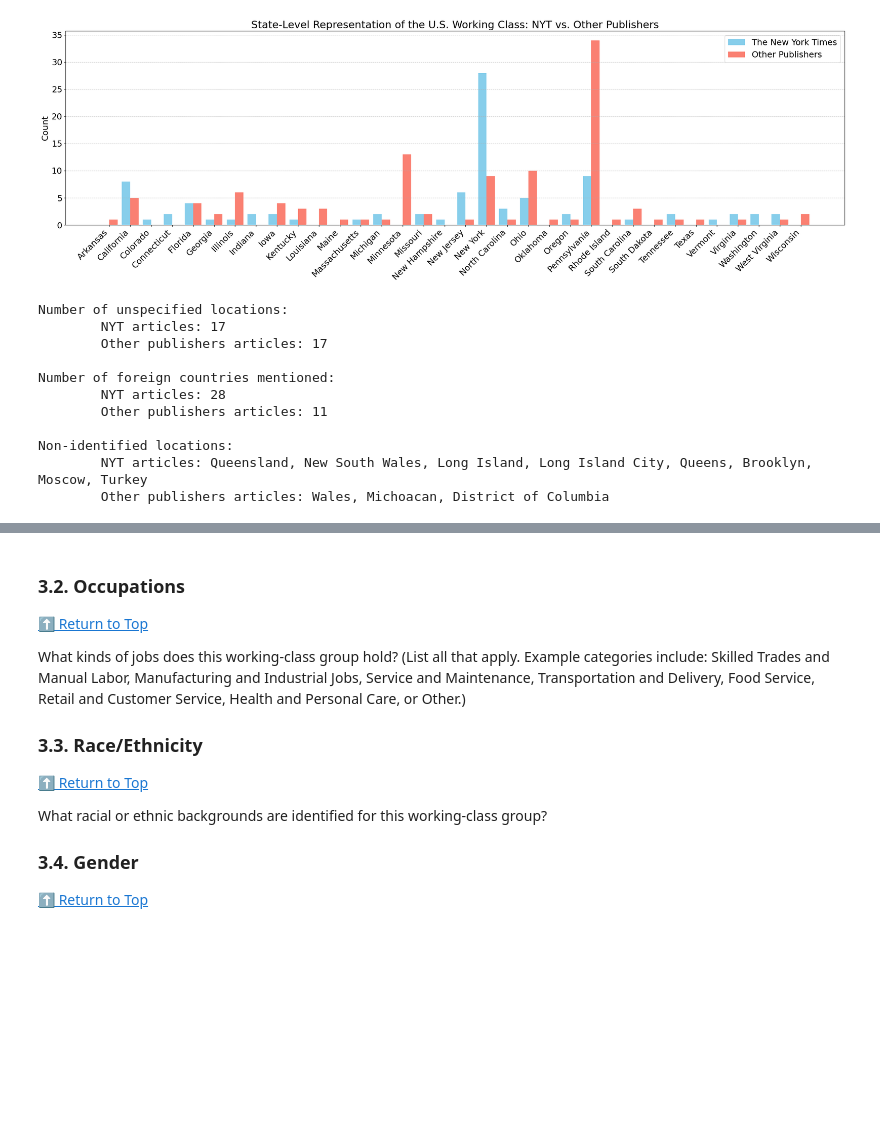
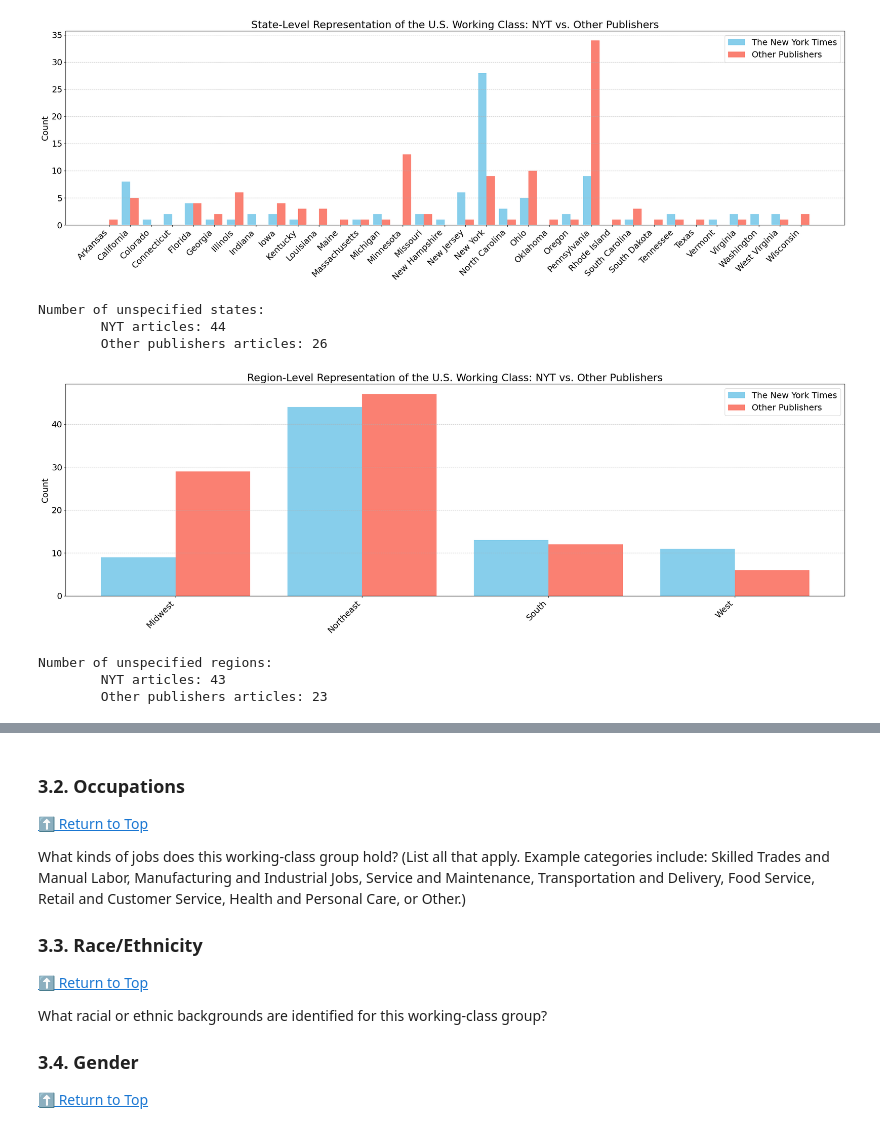
Before and after one commit to laurauguc/working_class_media_analysis, a Jupyter notebook: analysis/Who_is_the_Working_Class.ipynb, the cells around one changed output, grey strips where cells are left out. Cells and saved outputs as stored; diff of their text form; code cells hidden in the pictures; blank space fills up the shorter version.

```diff
--- a/analysis/Who_is_the_Working_Class.ipynb
+++ b/analysis/Who_is_the_Working_Class.ipynb
@@ -472,31 +493,36 @@ compare_histograms(states_nyt, states_other, title, filename[:-4] + "_raw_counts
 # %% [output]
 [figure]
-# %%
-# Counts
-unspecified_nyt = int(locations_nyt.apply(lambda x: x == ['NA']).sum())
-unspecified_other = int(locations_other.apply(lambda x: x == ['NA']).sum())
-
-# Output
-print("Number of unspecified locations:")
-print(f"\tNYT articles: {unspecified_nyt}")
-print(f"\tOther publishers articles: {unspecified_other}\n")
-
-print("Number of foreign countries mentioned:")
-print(f"\tNYT articles: {len(countries_nyt)}")
-print(f"\tOther publishers articles: {len(countries_other)}\n")
-
-print("Non-identified locations:")
-print(f"\tNYT articles: {', '.join(other_loc_nyt)}")
-print(f"\tOther publishers articles: {', '.join(other_loc_other)}")
-# %% [output]
-Number of unspecified locations:
-        NYT articles: 17
-        Other publishers articles: 17
-
-Number of foreign countries mentioned:
-        NYT articles: 28
-        Other publishers articles: 11
-
-Non-identified locations:
-        NYT articles: Queensland, New South Wales, Long Island, Long Island City, Queens, Brooklyn, Moscow, Turkey
-        Other publishers articles: Wales, Michoacan, District of Columbia
+# %%
+nyt_mask = df_articles_with_results["publisher"] == "New York Times"
+
+# Counts
+unspecified_nyt = df_articles_with_results[nyt_mask]["states_stand"].apply(lambda x: x == []).sum()
+unspecified_other = df_articles_with_results[~nyt_mask]["states_stand"].apply(lambda x: x == []).sum()
+
+# Output
+print("Number of unspecified states:")
+print(f"\tNYT articles: {unspecified_nyt}")
+print(f"\tOther publishers articles: {unspecified_other}\n")
+# %% [output]
+Number of unspecified states:
+        NYT articles: 44
+        Other publishers articles: 26
+# %%
+title = 'Region-Level Representation of the U.S. Working Class: NYT vs. Other Publishers'
+filename = "../plots/comparison_regions.png"
+compare_histograms(locations["nyt"]["us_region"], locations["other"]["us_region"], title, filename[:-4] + "_raw_counts.png", label1='The New York Times', label2='Other Publishers', scale_counts=False)
+# %% [output]
+[figure, added]
+# %%
+# Counts
+unspecified_nyt = df_articles_with_results[nyt_mask]["us_region_stand"].apply(lambda x: x == []).sum()
+unspecified_other = df_articles_with_results[~nyt_mask]["us_region_stand"].apply(lambda x: x == []).sum()
+
+# Output
+print("Number of unspecified regions:")
+print(f"\tNYT articles: {unspecified_nyt}")
+print(f"\tOther publishers articles: {unspecified_other}\n")
+# %% [output]
+Number of unspecified regions:
+        NYT articles: 43
+        Other publishers articles: 23
```
Also changed, not shown: parts of 21 cells of this notebook, 4 other files.
